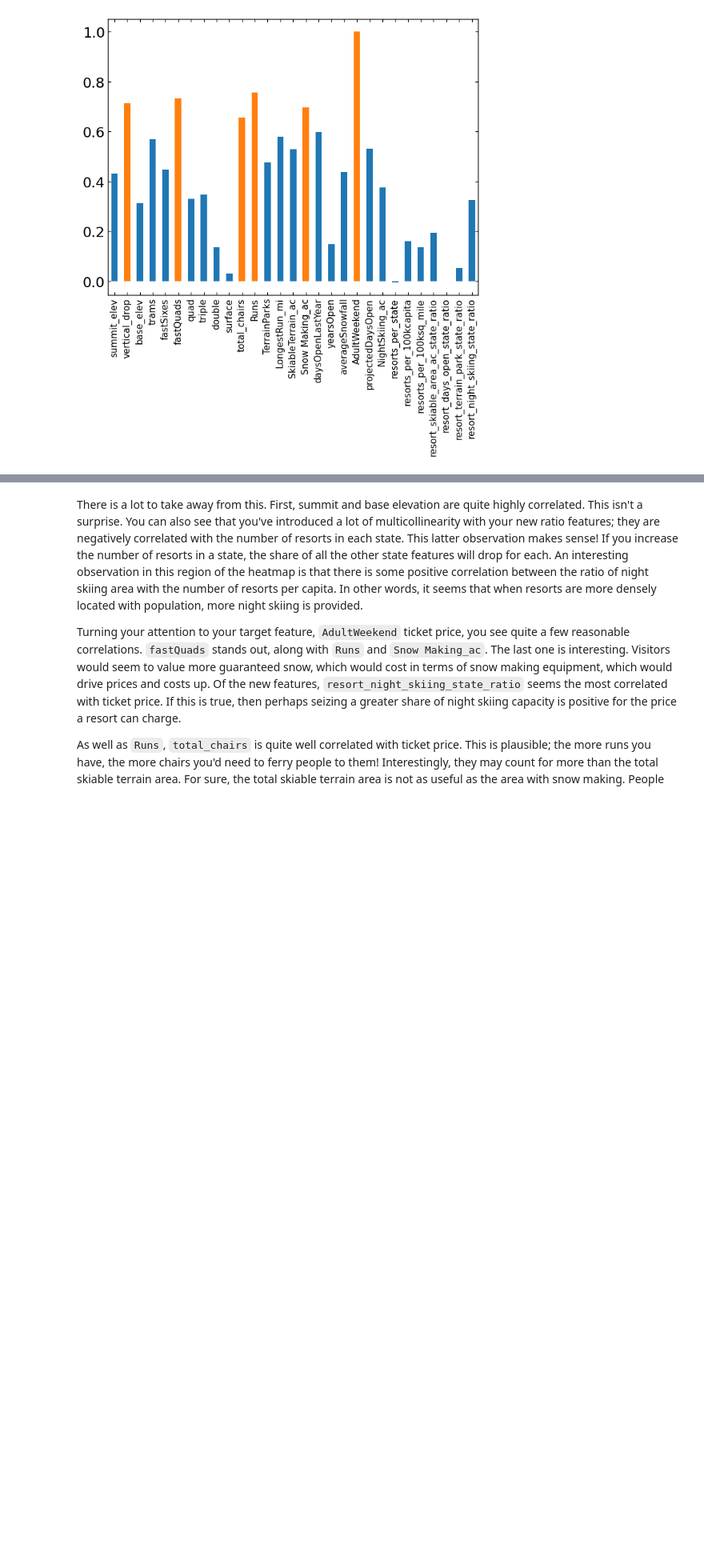
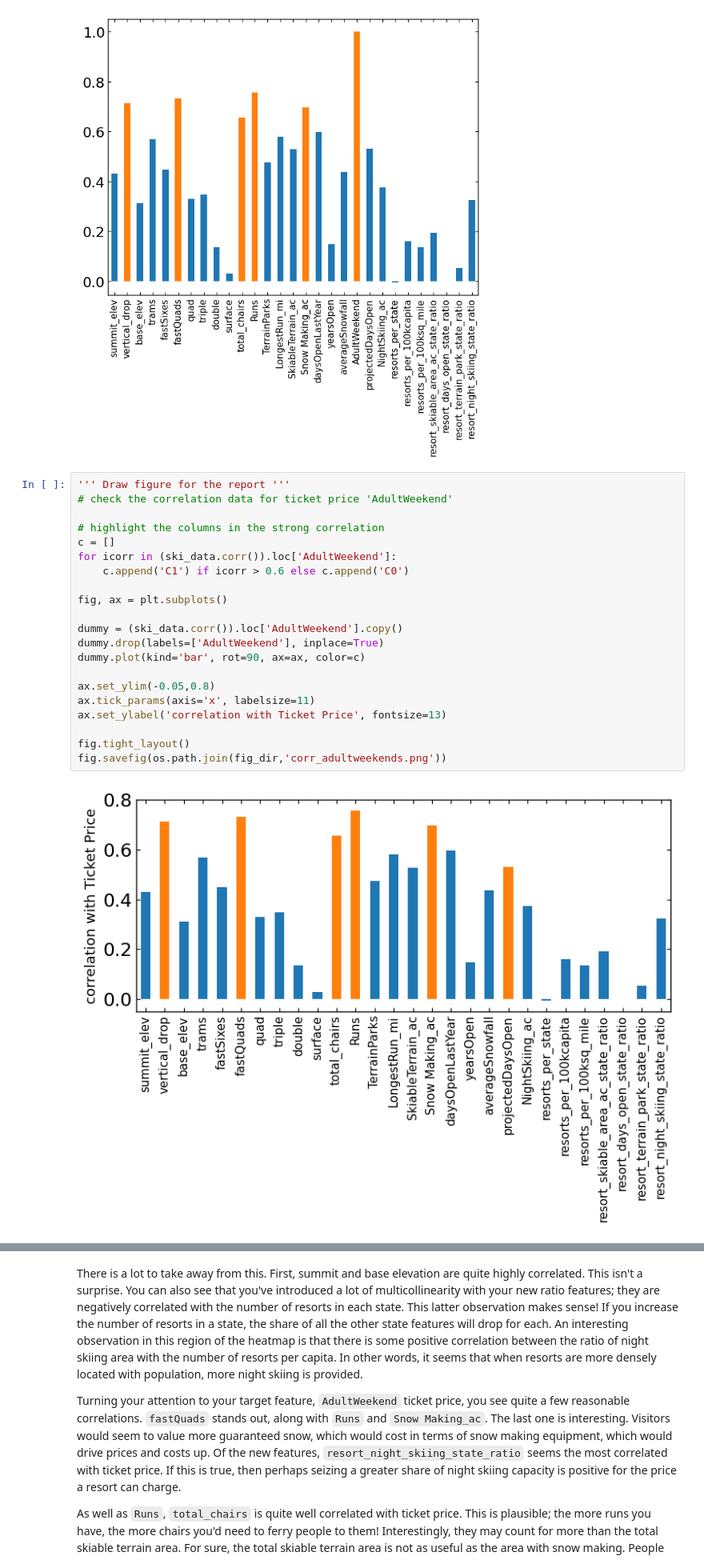
Before and after one commit to astrodoo/Springboard, a Jupyter notebook: Capstone_Guided/Notebooks/03_exploratory_data_analysis.ipynb, the cells around one changed output, grey strips where cells are left out. Shown at 80% size. Cells and saved outputs as stored; diff of their text form; blank space fills up the shorter version.

```diff
--- a/Capstone_Guided/Notebooks/03_exploratory_data_analysis.ipynb
+++ b/Capstone_Guided/Notebooks/03_exploratory_data_analysis.ipynb
@@ -847,3 +861,26 @@ fig, ax = plt.subplots()
 ax.tick_params(axis='x', labelsize=11)
 # %% [output]
 [figure]
+# %%
+''' Draw figure for the report '''
+# check the correlation data for ticket price 'AdultWeekend'
+
+# highlight the columns in the strong correlation
+c = []
+for icorr in (ski_data.corr()).loc['AdultWeekend']:
+    c.append('C1') if icorr > 0.6 else c.append('C0')
+
+fig, ax = plt.subplots()
+
+dummy = (ski_data.corr()).loc['AdultWeekend'].copy()
+dummy.drop(labels=['AdultWeekend'], inplace=True)
+dummy.plot(kind='bar', rot=90, ax=ax, color=c)
+
+ax.set_ylim(-0.05,0.8)
+ax.tick_params(axis='x', labelsize=11)
+ax.set_ylabel('correlation with Ticket Price', fontsize=13)
+
+fig.tight_layout()
+fig.savefig(os.path.join(fig_dir,'corr_adultweekends.png'))
+# %% [output]
+[figure, added]
```
Also changed, not shown: parts of 3 cells of this notebook, 13 other files.
